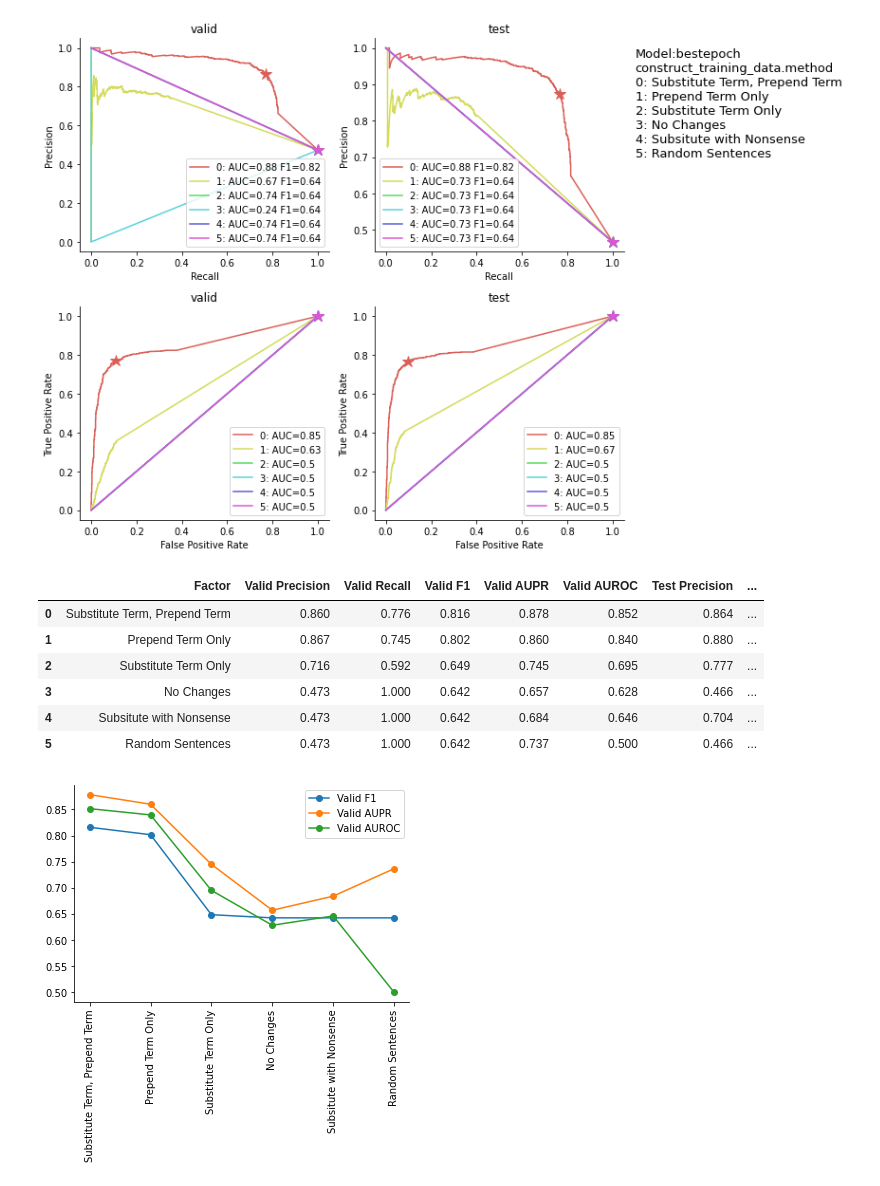
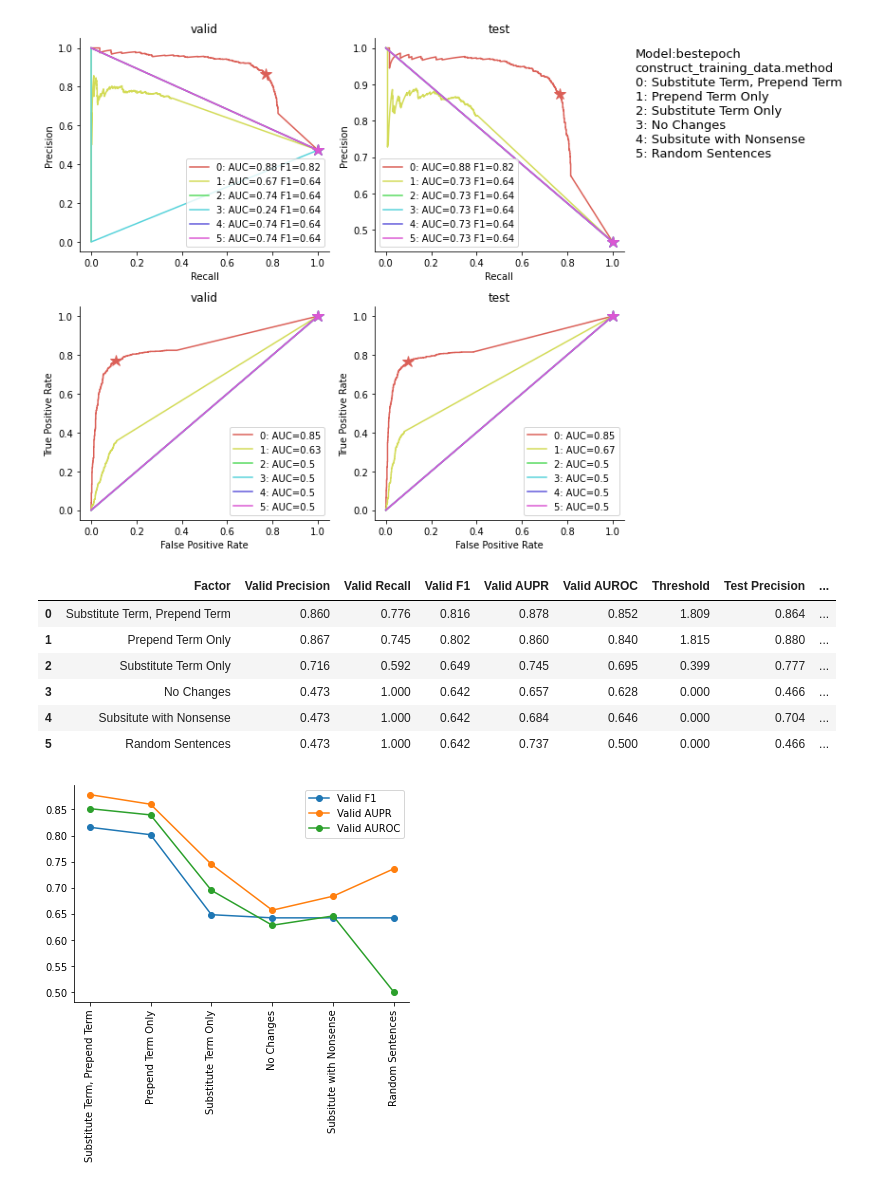
Before and after one commit to tatonetti-lab/onsides, a Jupyter notebook: notebooks/Experiment 0-Compare Example Construction Methods.ipynb, the cells around one changed output. Saved outputs shown, nothing was run; the diff lists cells and outputs as text; code cells hidden in the pictures.

```diff
--- a/notebooks/Experiment 0-Compare Example Construction Methods.ipynb
+++ b/notebooks/Experiment 0-Compare Example Construction Methods.ipynb
@@ -96,38 +96,39 @@ for modeltype in ('final', 'bestepoch'):
 # %%
 modeltype = 'final'
 key = (modeltype, 'valid')
 dfdata = {
     'Factor': experiment['labels'],
     'Valid Precision': [d['max_f1_precision'] for d in perfdata[key]['prdata']],
     'Valid Recall': [d['max_f1_recall'] for d in perfdata[key]['prdata']],
     'Valid F1': [d['max_f1'] for d in perfdata[key]['prdata']],
     'Valid AUPR': [d['pr_auc'] for d in perfdata[key]['prdata']],
     'Valid AUROC': [d['roc_auc'] for d in perfdata[key]['rocdata']],
+    'Threshold': [d['max_f1_threshold'] for d in perfdata[key]['prdata']]
 }
 
 valid = pd.DataFrame(dfdata)
 
 key = (modeltype, 'test')
 dfdata = {
 #     'Factor': experiment['labels'],
     'Test Precision': [d['max_f1_precision'] for d in perfdata[key]['prdata']],
     'Test Recall': [d['max_f1_recall'] for d in perfdata[key]['prdata']],
     'Test F1': [d['max_f1'] for d in perfdata[key]['prdata']],
     'Test AUPR': [d['pr_auc'] for d in perfdata[key]['prdata']],
     'Test AUROC': [d['roc_auc'] for d in perfdata[key]['rocdata']],
 }
 
 test = pd.DataFrame(dfdata)
 
 pd.concat([valid, test], axis=1)
 # %% [output]
-|  | Factor | Valid Precision | Valid Recall | Valid F1 | Valid AUPR | Valid AUROC | Test Precision | ... |
-| 0 | Substitute Term, Prepend Term | 0.860 | 0.776 | 0.816 | 0.878 | 0.852 | 0.864 | ... |
-| 1 | Prepend Term Only | 0.867 | 0.745 | 0.802 | 0.860 | 0.840 | 0.880 | ... |
-| 2 | Substitute Term Only | 0.716 | 0.592 | 0.649 | 0.745 | 0.695 | 0.777 | ... |
-| 3 | No Changes | 0.473 | 1.000 | 0.642 | 0.657 | 0.628 | 0.466 | ... |
-| 4 | Subsitute with Nonsense | 0.473 | 1.000 | 0.642 | 0.684 | 0.646 | 0.704 | ... |
-| 5 | Random Sentences | 0.473 | 1.000 | 0.642 | 0.737 | 0.500 | 0.466 | ... |
+|  | Factor | Valid Precision | Valid Recall | Valid F1 | Valid AUPR | Valid AUROC | Threshold | Test Precision | ... |
+| 0 | Substitute Term, Prepend Term | 0.860 | 0.776 | 0.816 | 0.878 | 0.852 | 1.809 | 0.864 | ... |
+| 1 | Prepend Term Only | 0.867 | 0.745 | 0.802 | 0.860 | 0.840 | 1.815 | 0.880 | ... |
+| 2 | Substitute Term Only | 0.716 | 0.592 | 0.649 | 0.745 | 0.695 | 0.399 | 0.777 | ... |
+| 3 | No Changes | 0.473 | 1.000 | 0.642 | 0.657 | 0.628 | 0.000 | 0.466 | ... |
+| 4 | Subsitute with Nonsense | 0.473 | 1.000 | 0.642 | 0.684 | 0.646 | 0.000 | 0.704 | ... |
+| 5 | Random Sentences | 0.473 | 1.000 | 0.642 | 0.737 | 0.500 | 0.000 | 0.466 | ... |
 # %%
 for col in ('Valid F1', 'Valid AUPR', 'Valid AUROC'):
     plt.plot(valid[col], 'o-', label=col)
```
Also changed, not shown: parts of 1 cell of this notebook, 6 other files.
